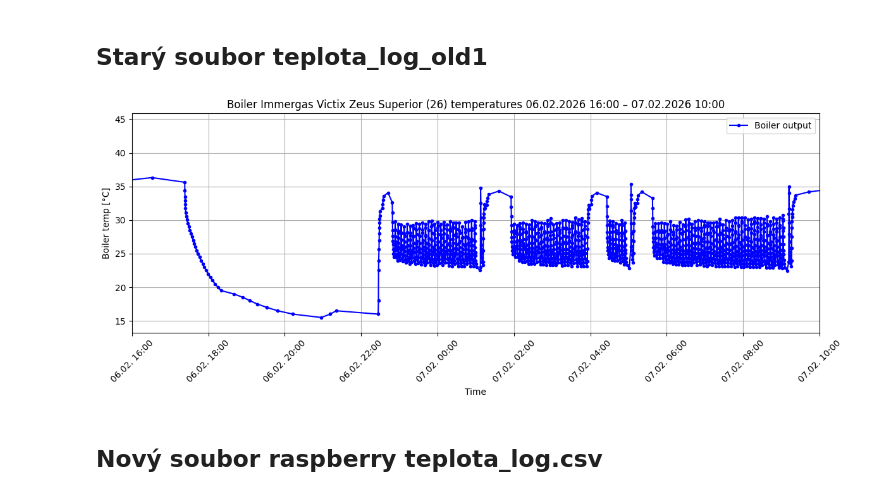
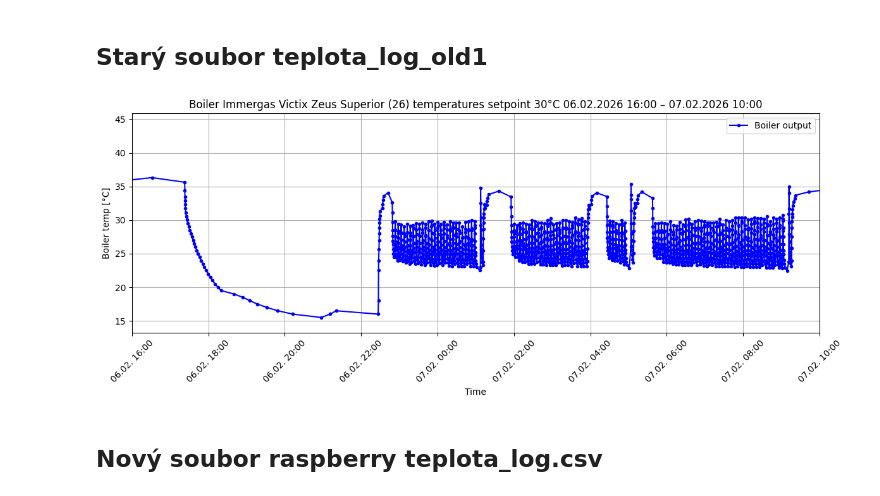
Before and after one commit to MarekCoderslab/Teploty_kotle, a Jupyter notebook: Teplota_kotle.ipynb, the cells around one changed output. Drawn from its saved outputs; the diff is of its cells as text; code cells hidden in the pictures.

```diff
--- a/Teplota_kotle.ipynb
+++ b/Teplota_kotle.ipynb
@@ -223,35 +223,35 @@ df_old = df_old.dropna().sort_values("Time").drop_duplicates("Time")
 start_time = pd.Timestamp("2026-02-06 16:00:00")
 end_time   = pd.Timestamp("2026-02-07 10:00")
 
 plt.figure(figsize=(12,5))
 ax = plt.gca()
 
 # Kotel
 ax.plot(df_old["Time"], df_old["Value"], marker=".", color="blue", label="Boiler output")
 
 # Netatmo – původní křivka
 # ax.plot(df_netatmo["time_local"], df_netatmo["Boiler_water"], color="red", label="Ekviterm temp")
 
 # Netatmo – nová křivka (Boiler_water_2)
 # ax.plot(df_netatmo["time_local"], df_netatmo["Boiler_water_2"], color="green", label="Ekviterm temp 2")
 
 # --- APLIKACE ČASOVÉHO OKNA NA GRAF ---
 ax.set_xlim(start_time, end_time)
 
 # Formát osy X
 ax.xaxis.set_major_formatter(mdates.DateFormatter('%d.%m. %H:%M'))
 plt.xticks(rotation=45)
 
-plt.title(f"Boiler Immergas Victix Zeus Superior (26) temperatures {start_time:%d.%m.%Y %H:%M} – {end_time:%d.%m.%Y %H:%M}")
+plt.title(f"Boiler Immergas Victix Zeus Superior (26) temperatures setpoint 30°C {start_time:%d.%m.%Y %H:%M} – {end_time:%d.%m.%Y %H:%M}")
 
 ax.set_xlabel("Time")
 ax.set_ylabel("Boiler temp [°C]")
 plt.grid(True)
 plt.legend()
 plt.tight_layout()
 plt.show()
 # %% [output]
-[figure, old version]
+[figure, new version]
 # %% [markdown]
 ## Nový soubor raspberry teplota_log.csv
 # %%
```
Also changed, not shown: parts of 2 cells of this notebook.
